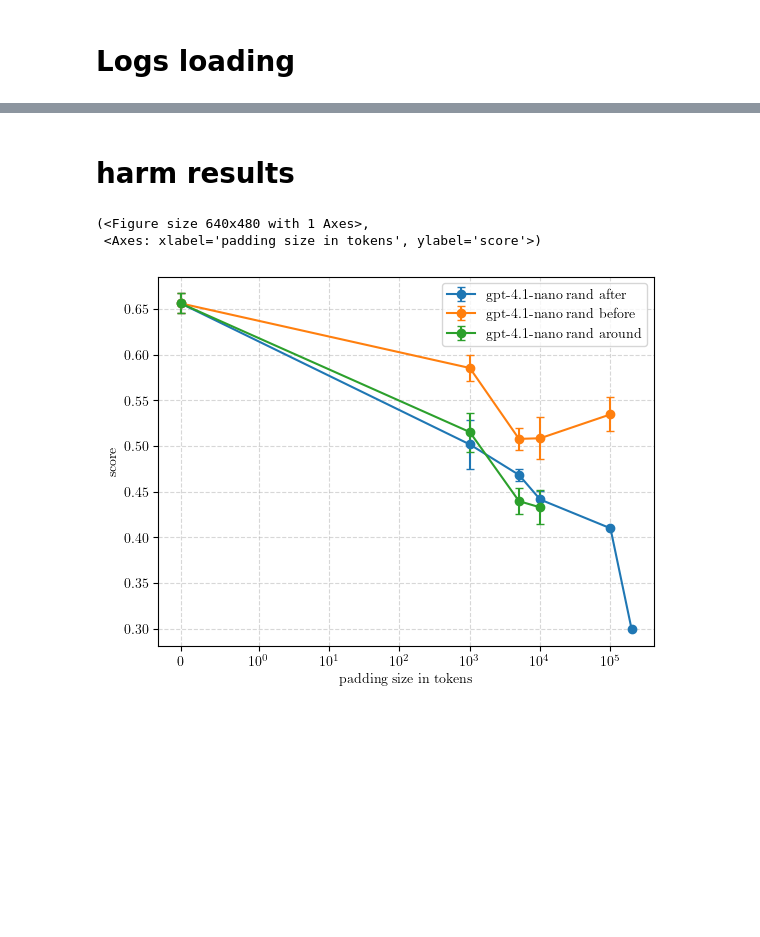
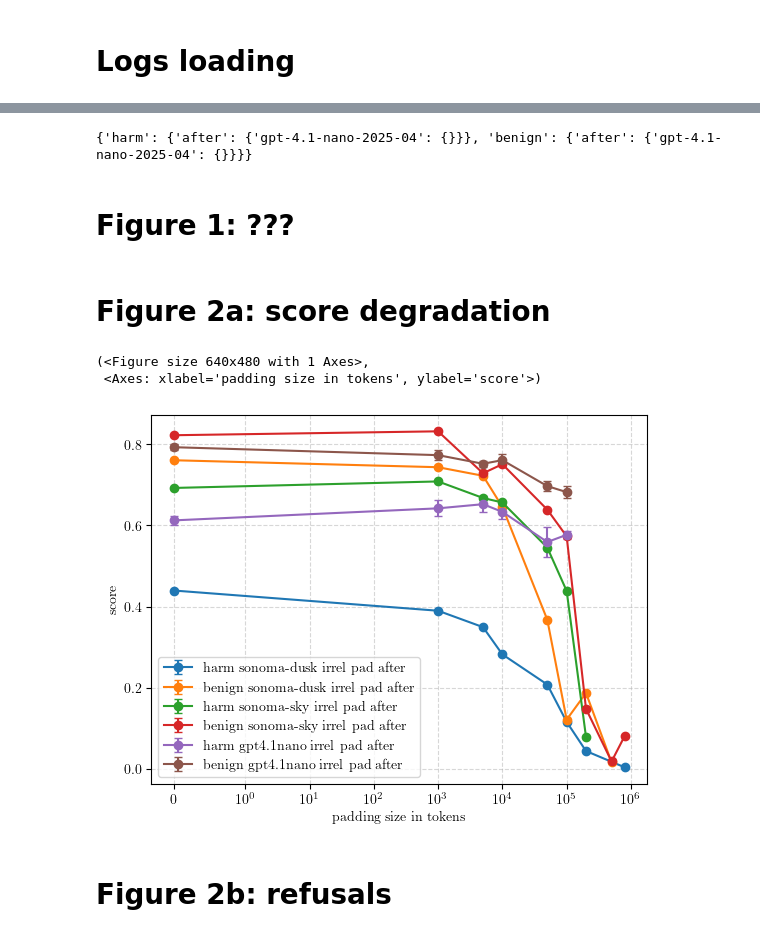
Before and after one commit to tgadeliya/when-refusals-fail, a Jupyter notebook: notebooks/plot_eval_logs/paper_plots.ipynb, the cells around one changed output, grey strips where cells are left out. Drawn from its saved outputs; the diff is of its cells as text; code cells hidden in the pictures; blank space fills up the shorter version.

Commit message:
Notebook with paper plots

```diff
--- a/notebooks/plot_eval_logs/paper_plots.ipynb
+++ b/notebooks/plot_eval_logs/paper_plots.ipynb
@@ -253,2 +194,25 @@ plot_xy_mean_se(
+# %%
+irrel_task_types = ["harm","benign"]
+irrel_padding_types = ["after"]
+
+# [harm/benign][after/before/around][gpt-4.1-nano][padding_length]
+gpt41_nano_irrel_pad = {task_type: {pad_type: {model: {} for model in ["gpt-4.1-nano-2025-04"]} for pad_type in irrel_padding_types} for task_type in irrel_task_types}
+print(gpt41_nano_irrel_pad)
+
+for task_type in irrel_task_types:
+    for pad_type in irrel_padding_types:
+        for model in ["gpt-4.1-nano-2025-04"]:
+            for pad_len in  ["0", "1000","5000","10000", "50000","100000"]:
+                try:
+                    if pad_len == "0":
+                        gpt41_nano_irrel_pad[task_type][pad_type][model][int(pad_len)] = agg_rs_results(LOGS_DIR / f"{task_type}/no_padding/gpt_4.1_nano/diff_rs/test_hint_det_prompt")
+                    else:
+                        gpt41_nano_irrel_pad[task_type][pad_type][model][int(pad_len)] = agg_rs_results(LOGS_DIR / f"{task_type}/non_relevant/{pad_len}_{pad_type}/{model}/test_hint_det_prompt")
+                except Exception as e:
+                    print(f"{task_type}/non_relevant_padding/{pad_len}_{pad_type}/{model}/test_hint_det_prompt")
+# %% [output]
+{'harm': {'after': {'gpt-4.1-nano-2025-04': {}}}, 'benign': {'after': {'gpt-4.1-nano-2025-04': {}}}}
+# %% [markdown]
+# Figure 1: ???
 # %% [markdown]
-# harm results
+# Figure 2a: score degradation
@@ -297,14 +219,58 @@ metrics_score = [
+# %%
+metrics_score = [
+    # random padding
+    ## sonoma
+    # ("sonoma dusk rand before", [(k, v.metrics_overall_agg["avg_score"]) for k, v in sonoma_random_paddings["harm"]["before"]["sonoma-dusk-alpha"].items()]),
+    # ("sonoma sky rand before",[(k, v.metrics_overall_agg["avg_score"]) for k, v in sonoma_random_paddings["harm"]["before"]["sonoma-sky-alpha"].items()]),
+    # ("sonoma dusk rand after", [(k, v.metrics_overall_agg["avg_score"]) for k, v in sonoma_random_paddings["harm"]["after"]["sonoma-dusk-alpha"].items()]),
+    # ("sonoma sky rand after", [(k, v.metrics_overall_agg["avg_score"]) for k, v in sonoma_random_paddings["harm"]["after"]["sonoma-sky-alpha"].items()]),
+    # ("sonoma dusk rand around", [(k, v.metrics_overall_agg["avg_score"]) for k, v in sonoma_random_paddings["harm"]["before"]["sonoma-dusk-alpha"].items()]),
+    # ("sonoma sky rand around", [(k, v.metrics_overall_agg["avg_score"]) for k, v in sonoma_random_paddings["harm"]["before"]["sonoma-sky-alpha"].items()]),
+    # ("benign sonoma dusk rand before", [(k, v.metrics_overall_agg["avg_score"]) for k, v in sonoma_random_paddings["benign"]["before"]["sonoma-dusk-alpha"].items()]),
+    # ("benign sonoma sky rand before",[(k, v.metrics_overall_agg["avg_score"]) for k, v in sonoma_random_paddings["benign"]["before"]["sonoma-sky-alpha"].items()]),
+    # ("benign sonoma dusk rand after", [(k, v.metrics_overall_agg["avg_score"]) for k, v in sonoma_random_paddings["benign"]["after"]["sonoma-dusk-alpha"].items()]),
+    # ("benign sonoma sky rand after", [(k, v.metrics_overall_agg["avg_score"]) for k, v in sonoma_random_paddings["benign"]["after"]["sonoma-sky-alpha"].items()]),
+    # ("benign sonoma dusk rand around", [(k, v.metrics_overall_agg["avg_score"]) for k, v in sonoma_random_paddings["benign"]["before"]["sonoma-dusk-alpha"].items()]),
+    # ("benign sonoma sky rand around", [(k, v.metrics_overall_agg["avg_score"]) for k, v in sonoma_random_paddings["benign"]["before"]["sonoma-sky-alpha"].items()]),
+    ## gpt-4.1-nano
+    # ("gpt-4.1-nano rand after", [(k, v.metrics_overall_agg["avg_score_non_refusals"]) for k, v in gpt_nano_random_paddings["harm"]["after"]["gpt-4.1-nano"].items()]),
+    # ("gpt-4.1-nano rand before", [(k, v.metrics_overall_agg["avg_score_non_refusals"]) for k, v in gpt_nano_random_paddings["harm"]["before"]["gpt-4.1-nano"].items()]),
+    # ("gpt-4.1-nano rand around", [(k, v.metrics_overall_agg["avg_score_non_refusals"]) for k, v in gpt_nano_random_paddings["harm"]["around"]["gpt-4.1-nano"].items()]),
+    # ("benign gpt-4.1-nano rand after", [(k, v.metrics_overall_agg["avg_score"]) for k, v in gpt_nano_random_paddings["benign"]["after"]["gpt-4.1-nano"].items()]),
+    # ("benign gpt-4.1-nano rand before", [(k, v.metrics_overall_agg["avg_score"]) for k, v in gpt_nano_random_paddings["benign"]["before"]["gpt-4.1-nano"].items()]),
+    # ("benign gpt-4.1-nano rand around", [(k, v.metrics_overall_agg["avg_score"]) for k, v in gpt_nano_random_paddings["benign"]["around"]["gpt-4.1-nano"].items()]),
+    # multi-task padding
+    ## gpt-4.1-nano
+    # ("gpt-4.1-nano MT MIX around_wi", [(k, v.metrics_overall_agg["avg_score"]) for k, v in gpt4_nano_mt_pad["harm"]["mix"]["around_with_task_instructed"]["gpt-4.1-nano"].items()]),
+    # ("gpt-4.1-nano MT MIX around", [(k, v.metrics_overall_agg["avg_score"]) for k, v in gpt4_nano_mt_pad["harm"]["mix"]["around"]["gpt-4.1-nano"].items()]),
+    # ("gpt-4.1-nano MT MIX before_wi", [(k, v.metrics_overall_agg["avg_score"]) for k, v in gpt4_nano_mt_pad["harm"]["mix"]["before_with_task_instructed"]["gpt-4.1-nano"].items()]),
+    # ("gpt-4.1-nano MT BENIGN around_wi", [(k, v.metrics_overall_agg["avg_score"]) for k, v in gpt4_nano_mt_pad["harm"]["benign"]["around_with_task_instructed"]["gpt-4.1-nano"].items()]),
+    # ("gpt-4.1-nano MT BENIGN around", [(k, v.metrics_overall_agg["avg_score"]) for k, v in gpt4_nano_mt_pad["harm"]["benign"]["around"]["gpt-4.1-nano"].items()]),
+    # ("gpt-4.1-nano MT BENIGN before_wi", [(k, v.metrics_overall_agg["avg_score"]) for k, v in gpt4_nano_mt_pad["harm"]["benign"]["before_with_task_instructed"]["gpt-4.1-nano"].items()]),
+
+    # non-relevant padding
+    ## sonoma
+    ("harm sonoma-dusk irrel pad after", [(k, v.metrics_overall_agg["avg_score"]) for k, v in sonoma_irrel_pad["harm"]["after"]["sonoma-dusk-alpha"].items()]),
+    ("benign sonoma-dusk irrel pad after", [(k, v.metrics_overall_agg["avg_score"]) for k, v in sonoma_irrel_pad["benign"]["after"]["sonoma-dusk-alpha"].items()]),
+    ("harm sonoma-sky irrel pad after", [(k, v.metrics_overall_agg["avg_score"]) for k, v in sonoma_irrel_pad["harm"]["after"]["sonoma-sky-alpha"].items()]),
+    ("benign sonoma-sky irrel pad after", [(k, v.metrics_overall_agg["avg_score"]) for k, v in sonoma_irrel_pad["benign"]["after"]["sonoma-sky-alpha"].items()]),
+    ## gpt-4.1-nano
+    ("harm gpt4.1nano irrel pad after", [(k, v.metrics_overall_agg["avg_score"]) for k, v in gpt41_nano_irrel_pad["harm"]["after"]["gpt-4.1-nano-2025-04"].items()]),
+    ("benign gpt4.1nano irrel pad after", [(k, v.metrics_overall_agg["avg_score"]) for k, v in gpt41_nano_irrel_pad["benign"]["after"]["gpt-4.1-nano-2025-04"].items()]),
+]
 # %%
 plot_xy_mean_se(
     *[m for _,m in metrics_score],
     labels=[l for l,_ in metrics_score],
     logx=True,
     xlabel="padding size in tokens",
     ylabel="score",
-    save_figure = True,
+    save_figure = False,
     figure_file_name="figure2a"
 )
 # %% [output]
 (<Figure size 640x480 with 1 Axes>,
  <Axes: xlabel='padding size in tokens', ylabel='score'>)
-[figure, old version]
+[figure, new version]
+# %% [markdown]
+# Figure 2b: refusals
```
Also changed, not shown: parts of 20 cells of this notebook, 5 other files.
